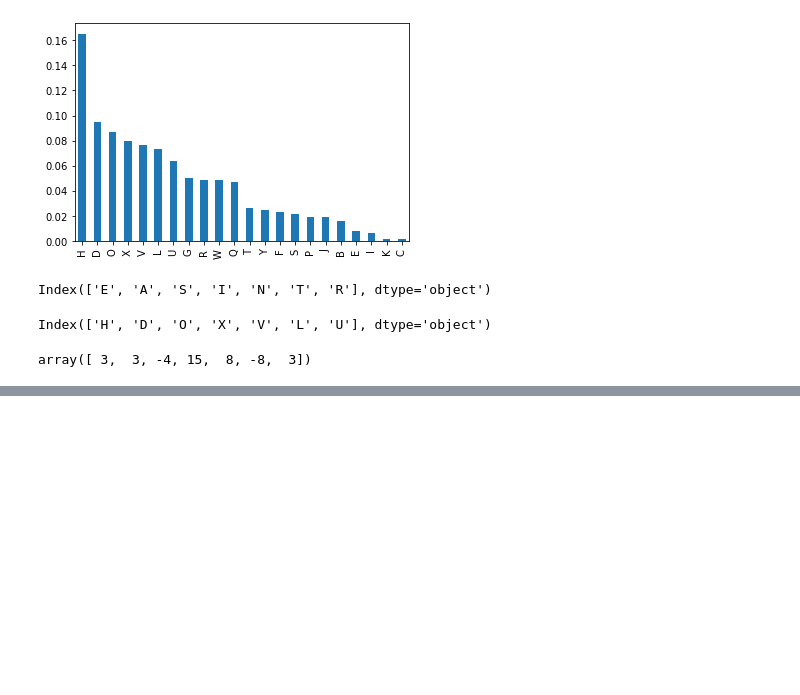
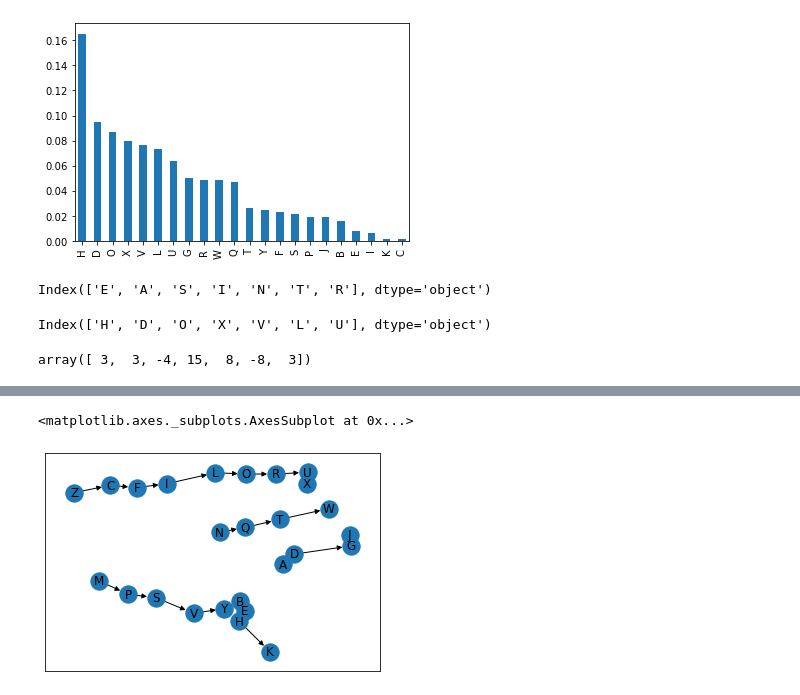
Before and after one commit to jlandercy/pysgrs, a Jupyter notebook: pysgrs/resources/notebooks/FrequencyAnalysis.ipynb, the cells around one changed output, grey strips where cells are left out. Cells and saved outputs as stored; diff of their text form; code cells hidden in the pictures; blank space fills up the shorter version.

Commit message:
Breaking Ceaser Cypher with FrequencyAnalyzer and AlphabetCypher

```diff
--- a/pysgrs/resources/notebooks/FrequencyAnalysis.ipynb
+++ b/pysgrs/resources/notebooks/FrequencyAnalysis.ipynb
@@ -110,0 +180,3 @@ array([ 3,  3, -4, 15,  8, -8,  3])
+# %%
+C2 = pysgrs.AlphabetCypher(pysgrs.GenericStringAlphabet("EAILMTOQUFSPNRVDGYCBHZ", "HDLOPWRTXIVSQUYGJBFEKC"))
+print(C2.decypher(cypher))
@@ -111,2 +203,5 @@ array([ 3,  3, -4, 15,  8, -8,  3])
 # %%
-C2 = pysgrs.
+C2.to_graph()
+# %% [output]
+<matplotlib.axes._subplots.AxesSubplot at 0x...>
+[figure, added]
```
Also changed, not shown: parts of 5 cells of this notebook.
